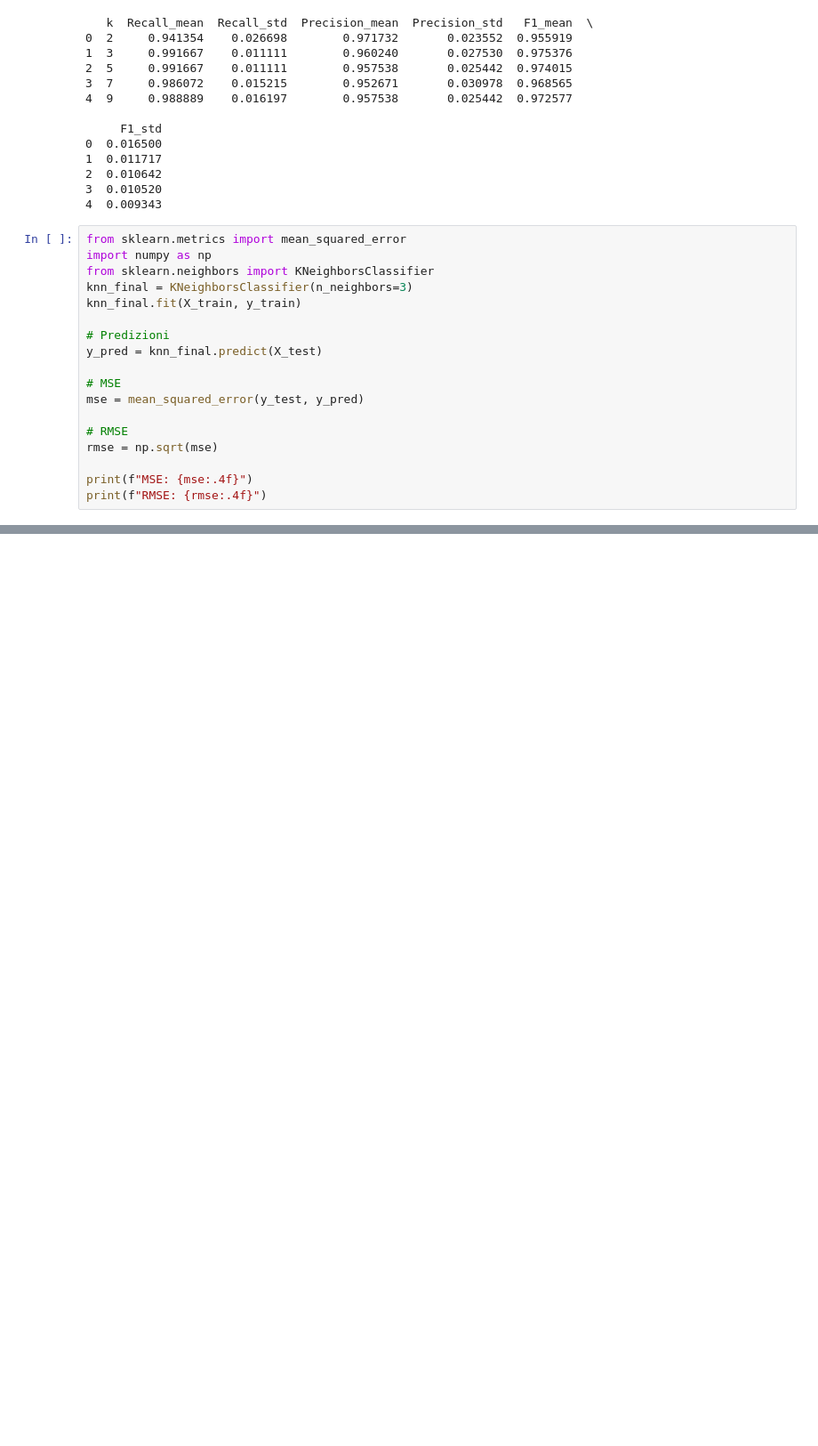
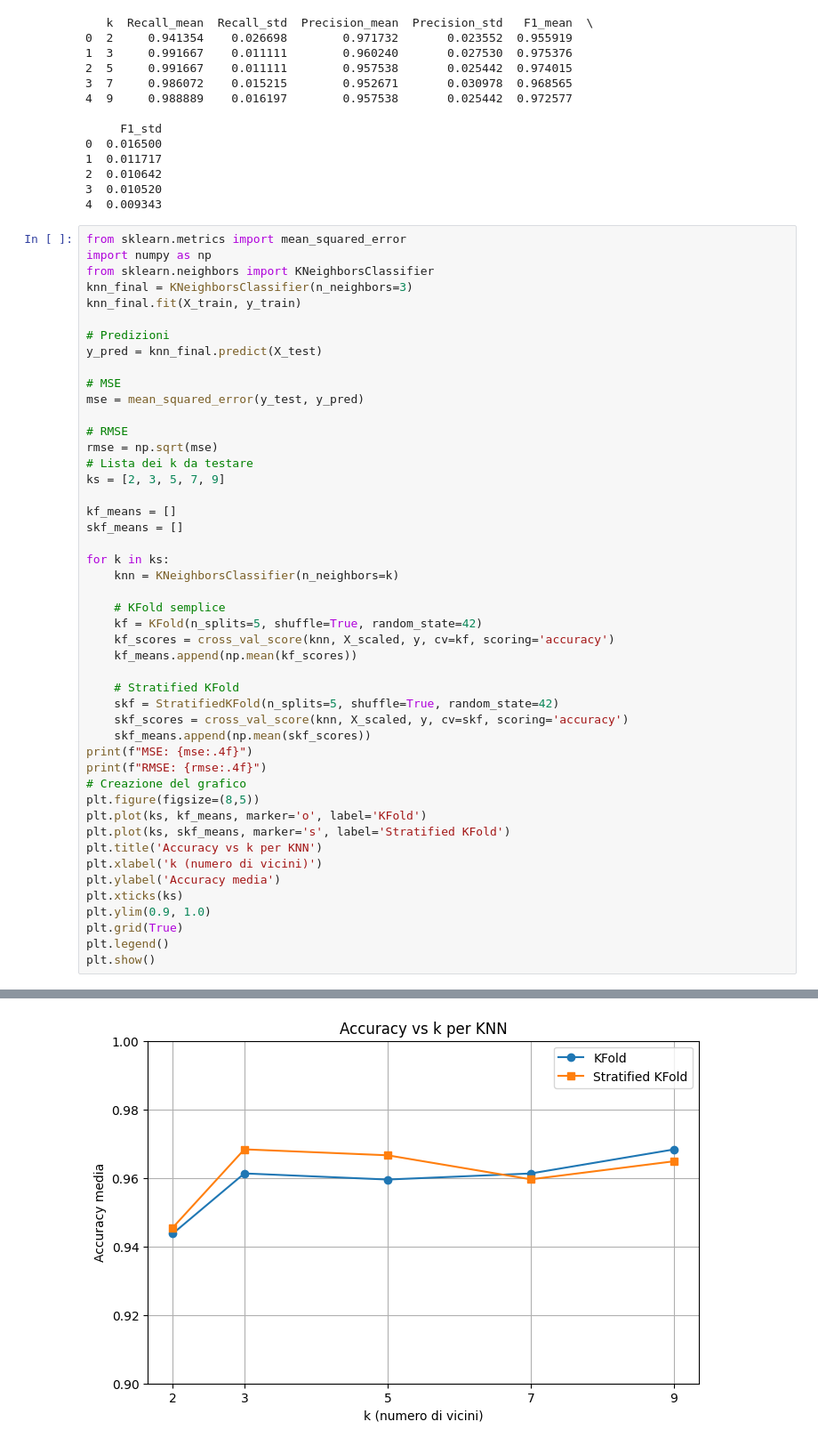
Before and after one commit to AntonioBrescia/Brescia_DepositoCorso, a Jupyter notebook: Corso_Python/15_Giovedi_04_12_25/Analisi_MLCancer.ipynb, the cells around one changed output, grey strips where cells are left out. Shown: that part at 89% size. Saved outputs shown, nothing was run; the diff lists cells and outputs as text; blank space fills up the shorter version.

```diff
--- a/Corso_Python/15_Giovedi_04_12_25/Analisi_MLCancer.ipynb
+++ b/Corso_Python/15_Giovedi_04_12_25/Analisi_MLCancer.ipynb
@@ -326,7 +326,36 @@ mse = mean_squared_error(y_test, y_pred)
 
 # RMSE
 rmse = np.sqrt(mse)
+# Lista dei k da testare
+ks = [2, 3, 5, 7, 9]
 
+kf_means = []
+skf_means = []
+
+for k in ks:
+    knn = KNeighborsClassifier(n_neighbors=k)
+
+    # KFold semplice
+    kf = KFold(n_splits=5, shuffle=True, random_state=42)
+    kf_scores = cross_val_score(knn, X_scaled, y, cv=kf, scoring='accuracy')
+    kf_means.append(np.mean(kf_scores))
+
+    # Stratified KFold
+    skf = StratifiedKFold(n_splits=5, shuffle=True, random_state=42)
+    skf_scores = cross_val_score(knn, X_scaled, y, cv=skf, scoring='accuracy')
+    skf_means.append(np.mean(skf_scores))
 print(f"MSE: {mse:.4f}")
 print(f"RMSE: {rmse:.4f}")
+# Creazione del grafico
+plt.figure(figsize=(8,5))
+plt.plot(ks, kf_means, marker='o', label='KFold')
+plt.plot(ks, skf_means, marker='s', label='Stratified KFold')
+plt.title('Accuracy vs k per KNN')
+plt.xlabel('k (numero di vicini)')
+plt.ylabel('Accuracy media')
+plt.xticks(ks)
+plt.ylim(0.9, 1.0)
+plt.grid(True)
+plt.legend()
+plt.show()
 # %% [output]
@@ -334,0 +364 @@ RMSE: 0.1873
+[figure, added]
```
Also changed, not shown: parts of 1 cell of this notebook, 4 other files.
